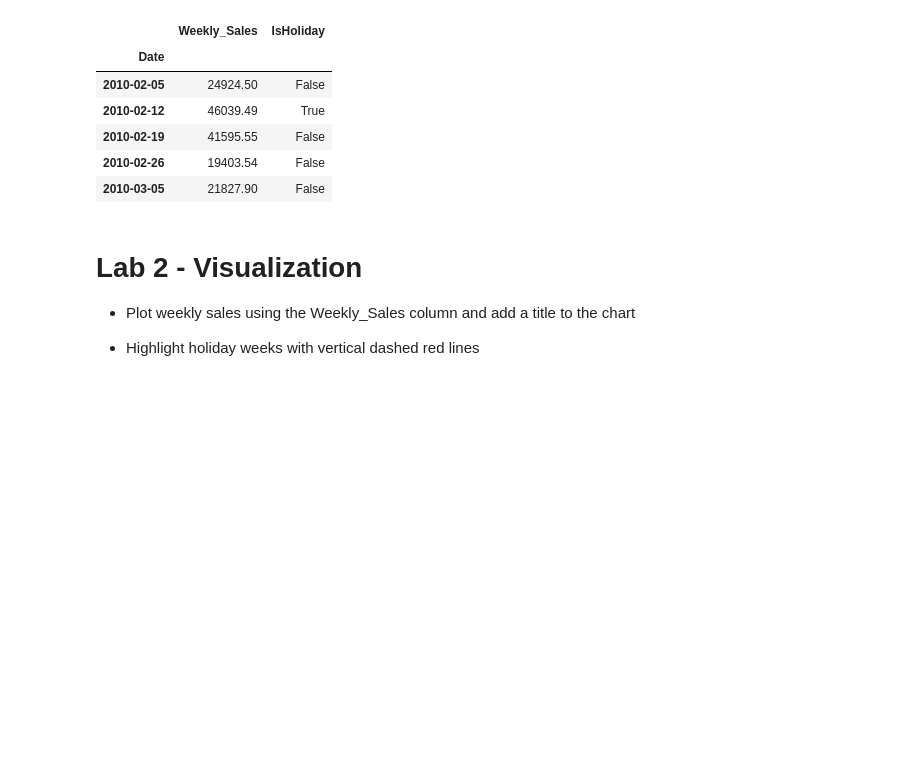
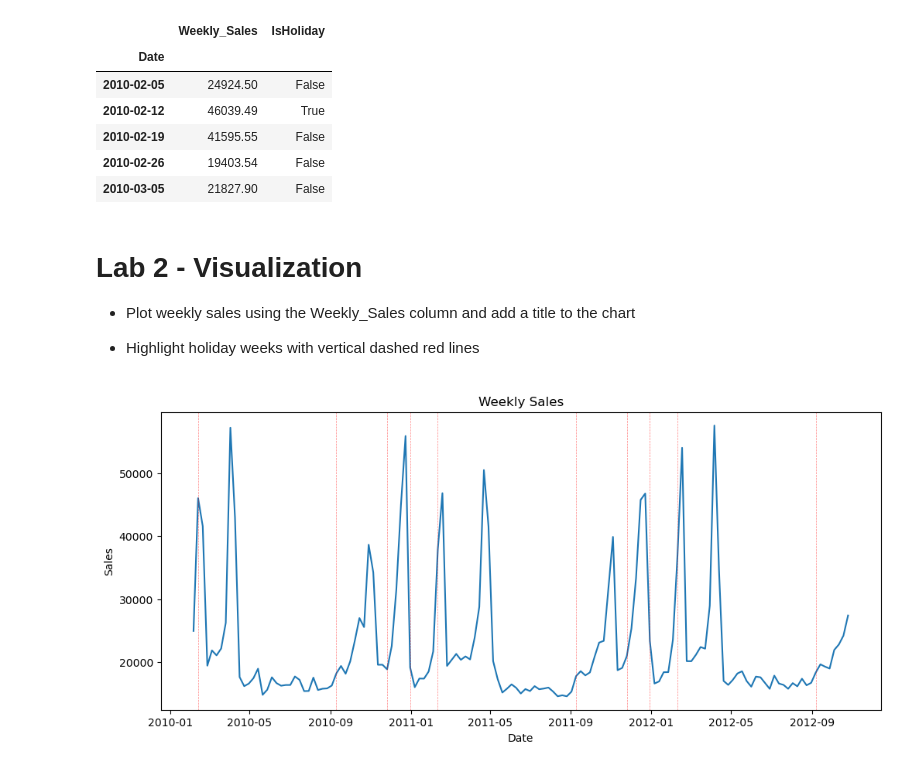
Before and after one commit to tzvikif/time_series_forcasting_udemy, a Jupyter notebook: Time_Series_Analysis/Time_Series_Analysis/Time_Series_Analysis_Practice/Starter - Lab 2.ipynb, the cells around one changed output. Cells and saved outputs as stored; diff of their text form; code cells hidden in the pictures; blank space fills up the shorter version.

```diff
--- a/Time_Series_Analysis/Time_Series_Analysis/Time_Series_Analysis_Practice/Starter - Lab 2.ipynb
+++ b/Time_Series_Analysis/Time_Series_Analysis/Time_Series_Analysis_Practice/Starter - Lab 2.ipynb
@@ -45,3 +46,14 @@ df.index.freq = "W-FRI"
 * Plot weekly sales using the Weekly_Sales column and add a title to the chart
 
 * Highlight holiday weeks with vertical dashed red lines
+# %%
+plt.figure(figsize=(12, 5))
+plt.plot(df.index, df['Weekly_Sales'])
+plt.title("Weekly Sales")
+plt.xlabel("Date")
+plt.ylabel("Sales")
+for holiday in df[df['IsHoliday'] == True].index:
+    plt.axvline(x=holiday, color='red', linestyle='--', alpha=0.5, lw=0.5)
+plt.show()
+# %% [output]
+[figure, added]
```
Also changed, not shown: parts of 1 cell of this notebook, 10 other files.
